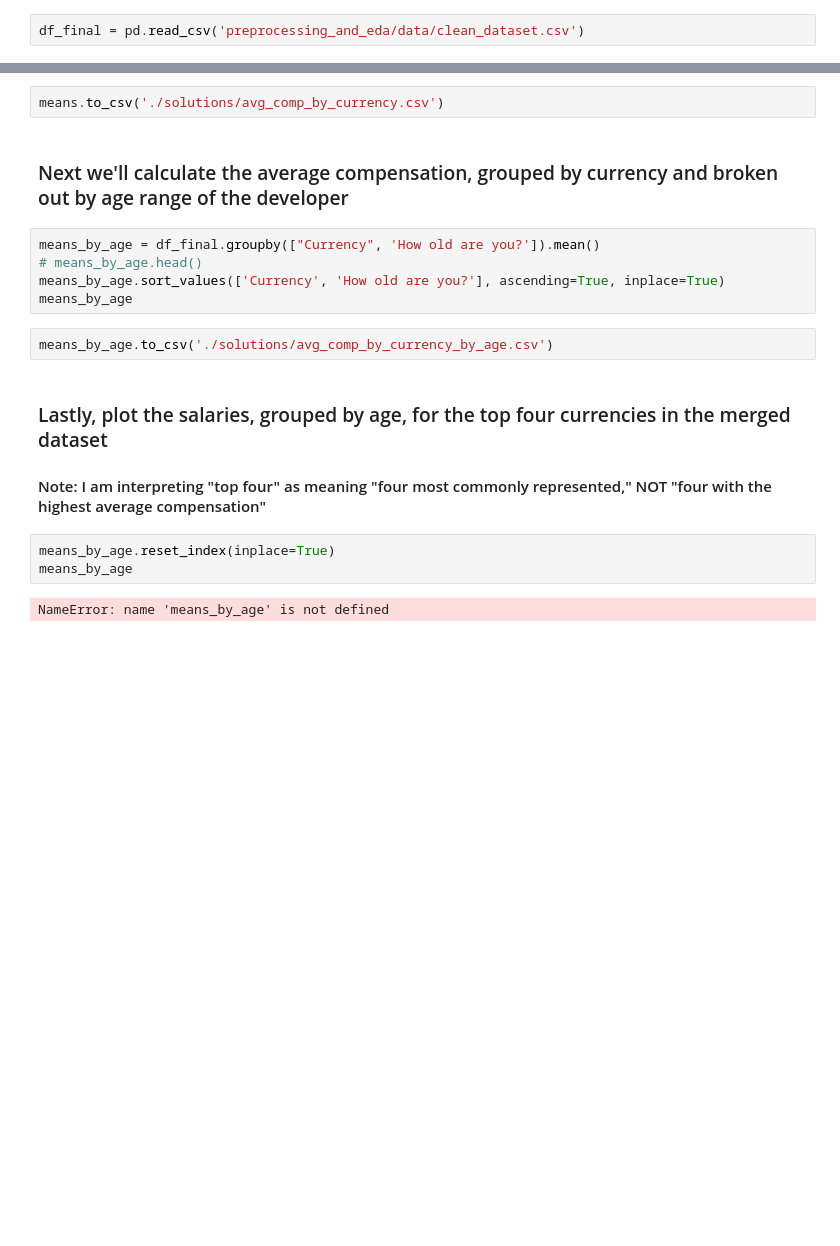
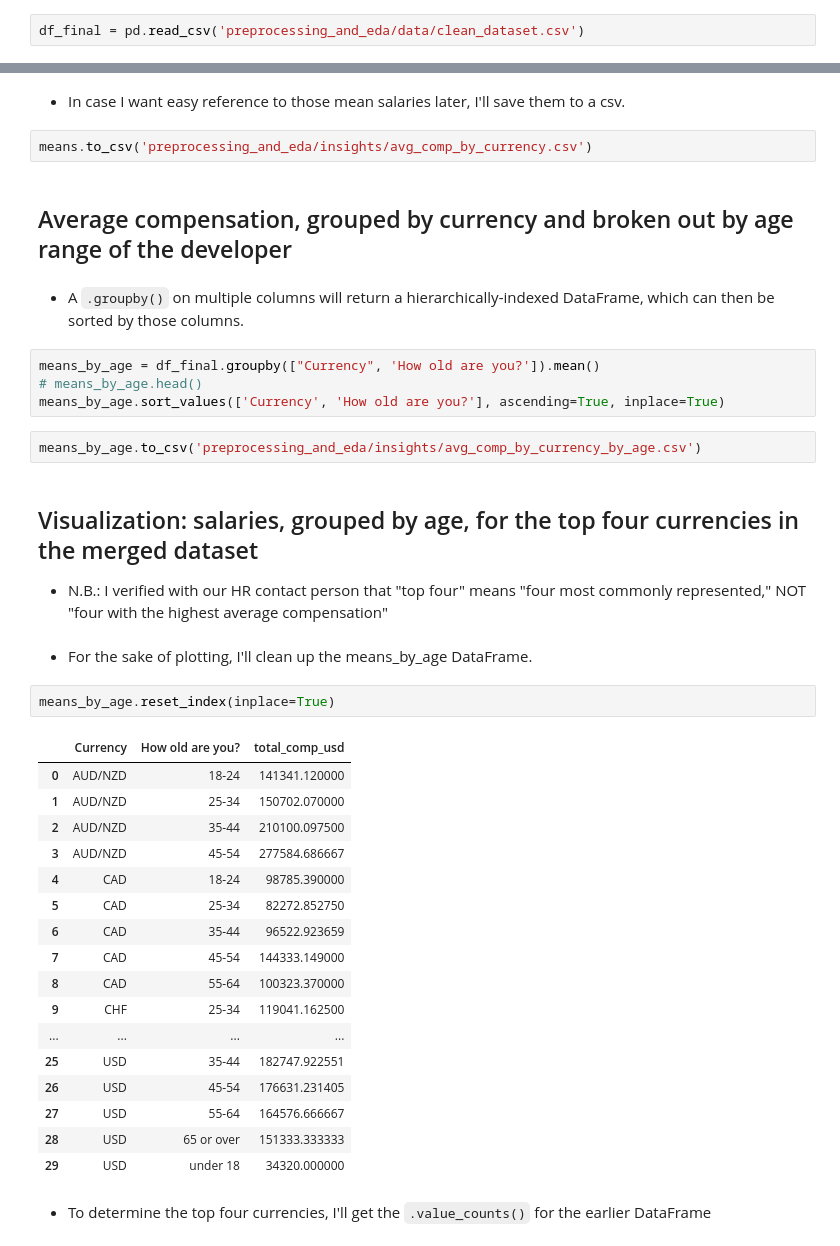
Before and after one commit to JacobTews/preprocessing_and_eda, a Jupyter notebook: preprocessing_and_eda.ipynb, the cells around one changed output, grey strips where cells are left out. Saved outputs shown, nothing was run; the diff lists cells and outputs as text; blank space fills up the shorter version.

```diff
--- a/preprocessing_and_eda.ipynb
+++ b/preprocessing_and_eda.ipynb
@@ -291,21 +304,43 @@ means
+# %% [markdown]
+* In case I want easy reference to those mean salaries later, I'll save them to a csv.
 # %%
-means.to_csv('./solutions/avg_comp_by_currency.csv')
+means.to_csv('preprocessing_and_eda/insights/avg_comp_by_currency.csv')
 # %% [markdown]
-### Next we'll calculate the average compensation, grouped by currency and broken out by age range of the developer
+## Average compensation, grouped by currency and broken out by age range of the developer
+# %% [markdown]
+* A `.groupby()` on multiple columns will return a hierarchically-indexed DataFrame, which can then be sorted by those columns.
 # %%
 means_by_age = df_final.groupby(["Currency", 'How old are you?']).mean()
 # means_by_age.head()
 means_by_age.sort_values(['Currency', 'How old are you?'], ascending=True, inplace=True)
-means_by_age
 # %%
-means_by_age.to_csv('./solutions/avg_comp_by_currency_by_age.csv')
+means_by_age.to_csv('preprocessing_and_eda/insights/avg_comp_by_currency_by_age.csv')
 # %% [markdown]
-### Lastly, plot the salaries, grouped by age, for the top four currencies in the merged dataset
+## Visualization: salaries, grouped by age, for the top four currencies in the merged dataset
 
-#### Note: I am interpreting "top four" as meaning "four most commonly represented," NOT "four with the highest average compensation"
+* N.B.: I verified with our HR contact person that "top four" means "four most commonly represented," NOT "four with the highest average compensation"
+# %% [markdown]
+* For the sake of plotting, I'll clean up the means_by_age DataFrame.
 # %%
 means_by_age.reset_index(inplace=True)
-means_by_age
 # %% [output]
-NameError: name 'means_by_age' is not defined
+|  | Currency | How old are you? | total_comp_usd |
+| 0 | AUD/NZD | 18-24 | 141341.120000 |
+| 1 | AUD/NZD | 25-34 | 150702.070000 |
+| 2 | AUD/NZD | 35-44 | 210100.097500 |
+| 3 | AUD/NZD | 45-54 | 277584.686667 |
+| 4 | CAD | 18-24 | 98785.390000 |
+| 5 | CAD | 25-34 | 82272.852750 |
+| 6 | CAD | 35-44 | 96522.923659 |
+| 7 | CAD | 45-54 | 144333.149000 |
+| 8 | CAD | 55-64 | 100323.370000 |
+| 9 | CHF | 25-34 | 119041.162500 |
+| ... | ... | ... | ... |
+| 25 | USD | 35-44 | 182747.922551 |
+| 26 | USD | 45-54 | 176631.231405 |
+| 27 | USD | 55-64 | 164576.666667 |
+| 28 | USD | 65 or over | 151333.333333 |
+| 29 | USD | under 18 | 34320.000000 |
+# %% [markdown]
+* To determine the top four currencies, I'll get the `.value_counts()` for the earlier DataFrame
 # %%
```
Also changed, not shown: parts of 21 cells of this notebook, 4 other files.
